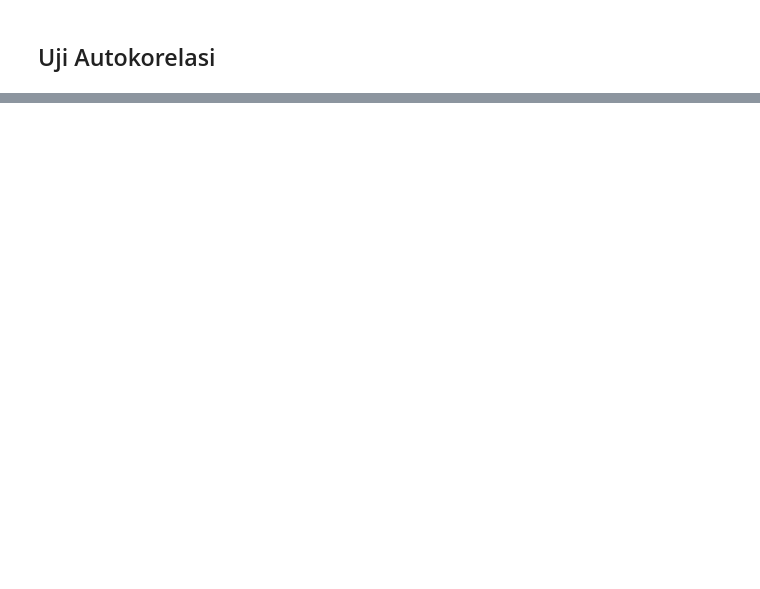
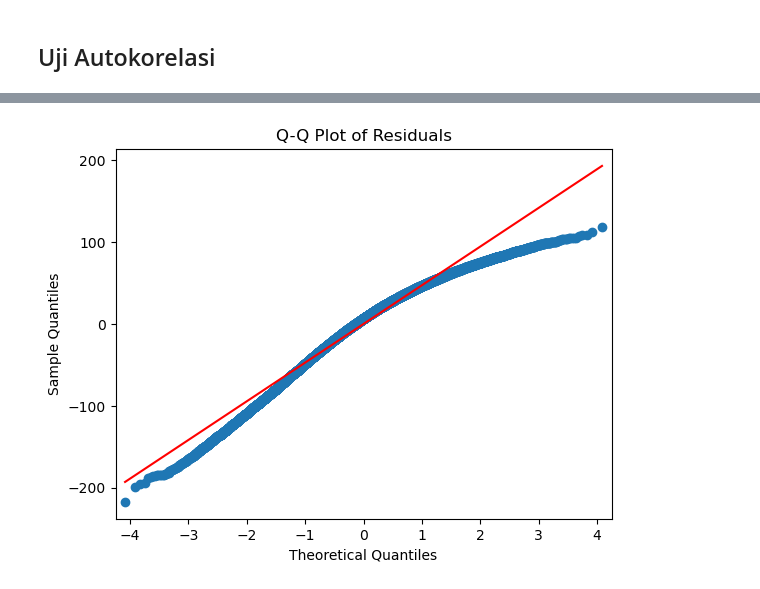
Before and after one commit to zaldiabdulhadi/eda-project-loan-dataset, a Jupyter notebook: EDA_main_Project.ipynb, the cells around one changed output, grey strips where cells are left out. Saved outputs shown, nothing was run; the diff lists cells and outputs as text; code cells hidden in the pictures; blank space fills up the shorter version.

```diff
--- a/EDA_main_Project.ipynb
+++ b/EDA_main_Project.ipynb
@@ -504,0 +509,12 @@ Durbin-Watson: 2.010
+# %%
+fig = sm.qqplot(residuals, line='s')
+
+# 2. Menambahkan Judul dan Label
+plt.title("Q-Q Plot of Residuals")
+plt.xlabel("Theoretical Quantiles")
+plt.ylabel("Sample Quantiles")
+
+# 3. Menampilkan Plot
+plt.show()
+# %% [output]
+[figure, added]
```
Also changed, not shown: parts of 15 cells of this notebook, 1 other file.
